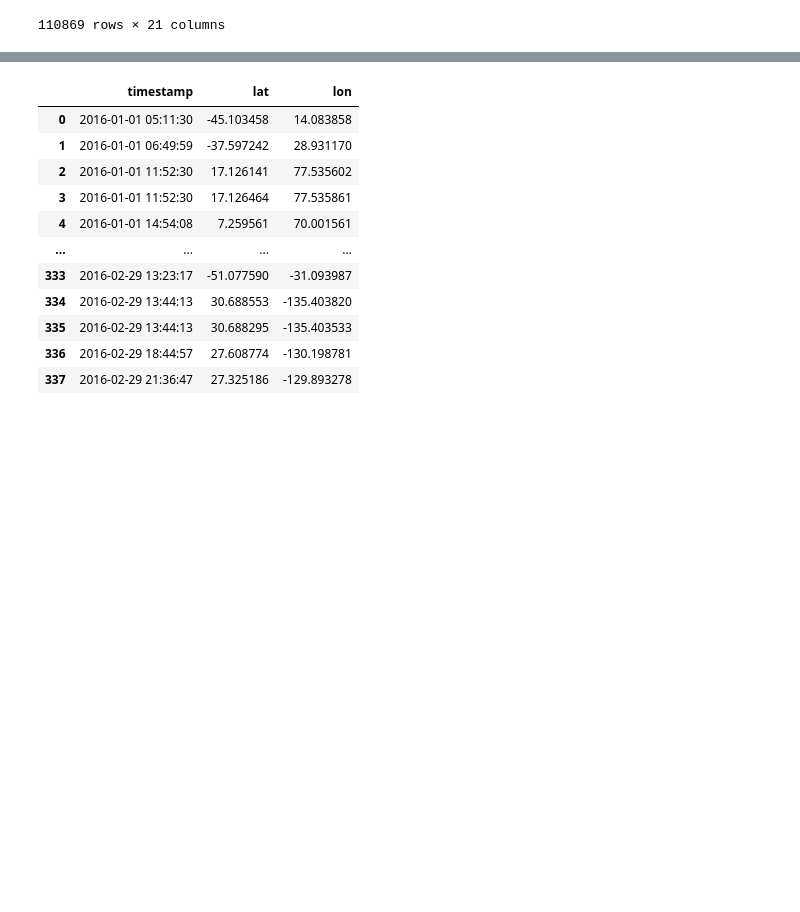
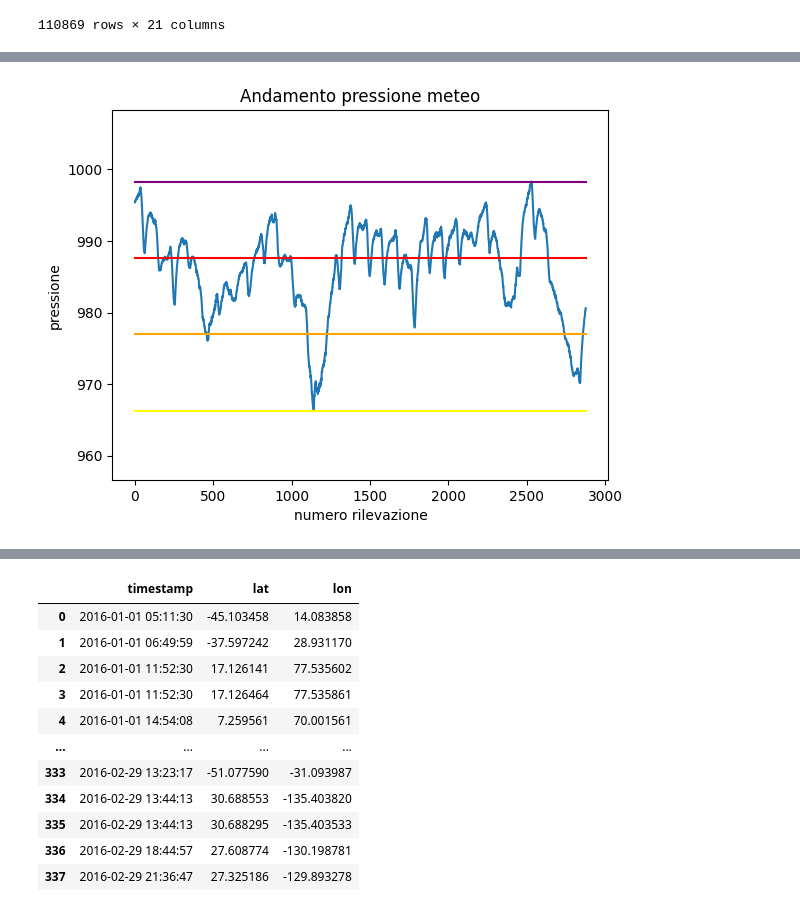
Before and after one commit to DavidLeoni/softpython-it, a Jupyter notebook: pandas/pandas2-advanced-sol.ipynb, the cells around one changed output, grey strips where cells are left out. Drawn from its saved outputs; the diff is of its cells as text; code cells hidden in the pictures; blank space fills up the shorter version.

Commit message:
pandas2: nuovo esercizio fasce pressione

```diff
--- a/pandas/pandas2-advanced-sol.ipynb
+++ b/pandas/pandas2-advanced-sol.ipynb
@@ -226,2 +216,16 @@ Calcola la temperatura media giornaliera per ciascun giorno, e mostrala nel plot
 # %%
 # scrivi qui
+
+meteo = pd.read_csv('meteo.csv', encoding='UTF-8')
+minimo = meteo['Pressione'].min()
+massimo = meteo['Pressione'].max()
+escursione = massimo - minimo
+fasciaA,fasciaB,fasciaC = minimo + escursione/3.0, minimo + escursione*2.0/3.0, minimo + escursione
+fasciaA,fasciaB,fasciaC = round(fasciaA,2), round(fasciaB,2),round(fasciaC,2)
+
+print('minimo:',minimo)
+print('massimo:', massimo)
+print('escursione:', escursione)
+print('fasciaA:', fasciaA)
+print('fasciaB:', fasciaB)
+print('fasciaC:', fasciaC)
@@ -227,0 +248,23 @@ Calcola la temperatura media giornaliera per ciascun giorno, e mostrala nel plot
+# %%
+# scrivi qui
+
+%matplotlib inline
+import matplotlib as mpl
+import matplotlib.pyplot as plt
+plt.ylim(minimo*0.99,massimo*1.01) # spazio sotto e sopra
+meteo['Pressione'].plot()
+plt.plot([0,meteo.shape[0]], [minimo, minimo],  color="yellow")
+plt.plot([0,meteo.shape[0]], [fasciaA,fasciaA], color="orange")
+plt.plot([0,meteo.shape[0]], [fasciaB,fasciaB], color="red")
+plt.plot([0,meteo.shape[0]], [fasciaC,fasciaC], color="purple")
+plt.title('Andamento pressione meteo')
+plt.xlabel('numero rilevazione')
+plt.ylabel('pressione')
+
+#jupman-purge
+plt.savefig('img/expected-pressure-intervals.png')
+#/jupman-purge
+plt.plot()
+plt.show()
+# %% [output]
+[figure, added]
```
Also changed, not shown: parts of 44 cells of this notebook, 6 other files.
